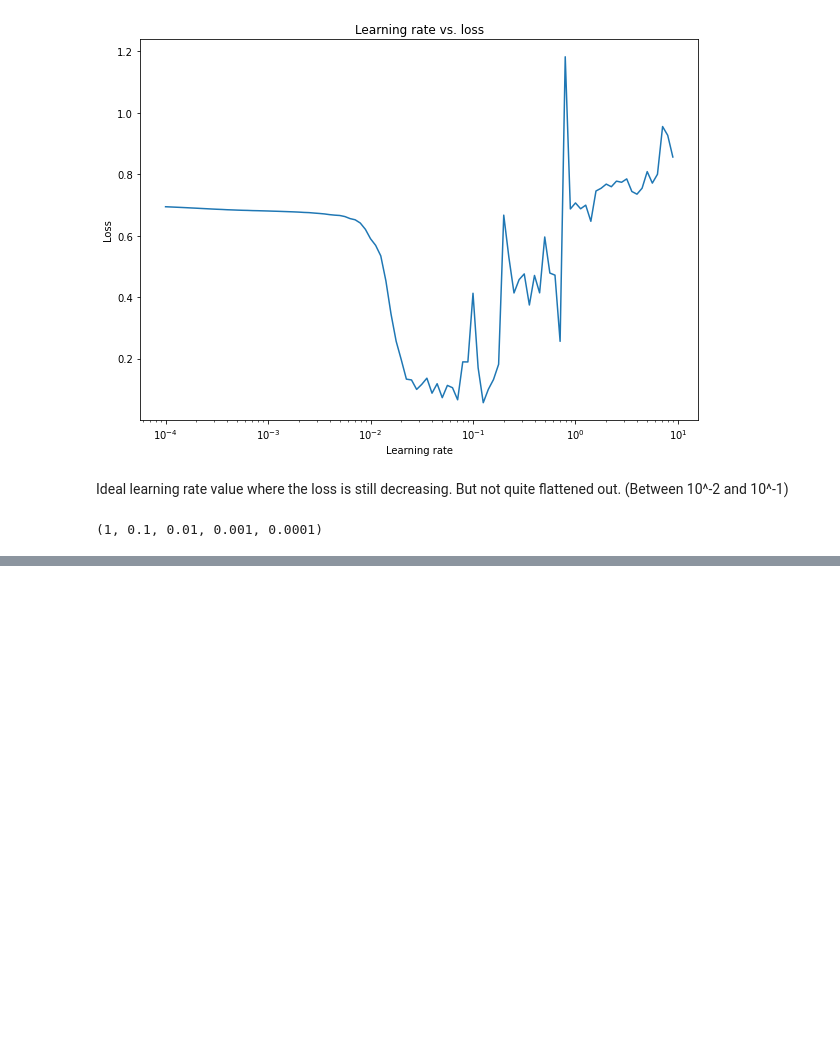
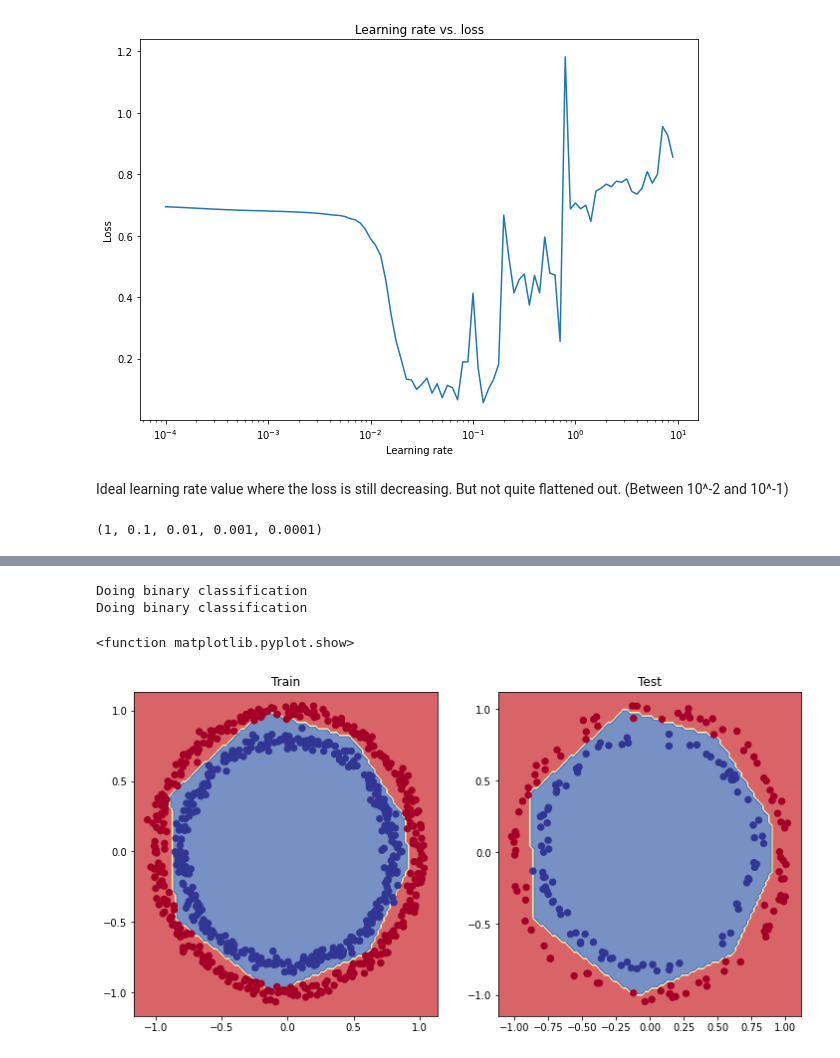
Before and after one commit to Nikitaion/TensorFlowLearning, a Jupyter notebook: 02_neural_network_classification_with_tensorflow.ipynb, the cells around one changed output, grey strips where cells are left out. Cells and saved outputs as stored; diff of their text form; code cells hidden in the pictures; blank space fills up the shorter version.

```diff
--- a/02_neural_network_classification_with_tensorflow.ipynb
+++ b/02_neural_network_classification_with_tensorflow.ipynb
@@ -503,3 +503,19 @@ Ideal learning rate value where the loss is still decreasing. But not quite flat
 10**0, 10**-1, 10**-2, 10**-3, 1e-4
 # %% [output]
 (1, 0.1, 0.01, 0.001, 0.0001)
+# %%
+# Let's try using a higher *ideal* lr with the same model as before
+
+tf.random.set_seed(42)
+
+model_10 = tf.keras.Sequential([
+  tf.keras.layers.Dense(4, activation="relu"),
+  tf.keras.layers.Dense(4, activation="relu"),
+  tf.keras.layers.Dense(1, activation="sigmoid")
+])
+
+model_10.compile(loss="binary_crossentropy",
+                 optimizer=tf.keras.optimizers.Adam(lr=0.02),
+                 metrics=["accuracy"])
+
+history_10 = model_10.fit(X_train, y_train, epochs = 20)
@@ -505,0 +552,15 @@ Ideal learning rate value where the loss is still decreasing. But not quite flat
+# %%
+# Plot the dicision boundaries for the training and test sets
+plt.figure(figsize=(12,6))
+plt.subplot(1, 2, 1)
+plt.title("Train")
+plot_decision_boundary(model_10, X=X_train, y = y_train)
+plt.subplot(1, 2, 2)
+plt.title("Test")
+plot_decision_boundary(model_10, X=X_test, y = y_test)
+plt.show
+# %% [output]
+Doing binary classification
+Doing binary classification
+<function matplotlib.pyplot.show>
+[figure, added]
```
Also changed, not shown: parts of 18 cells of this notebook.
